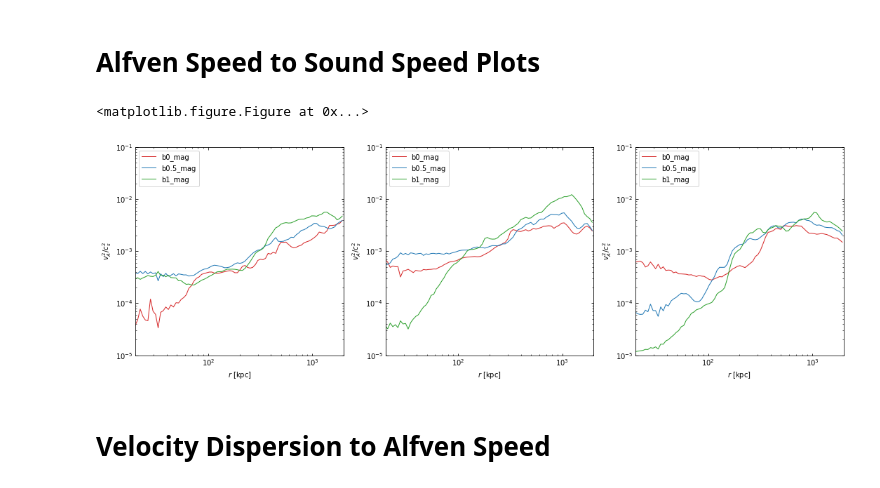
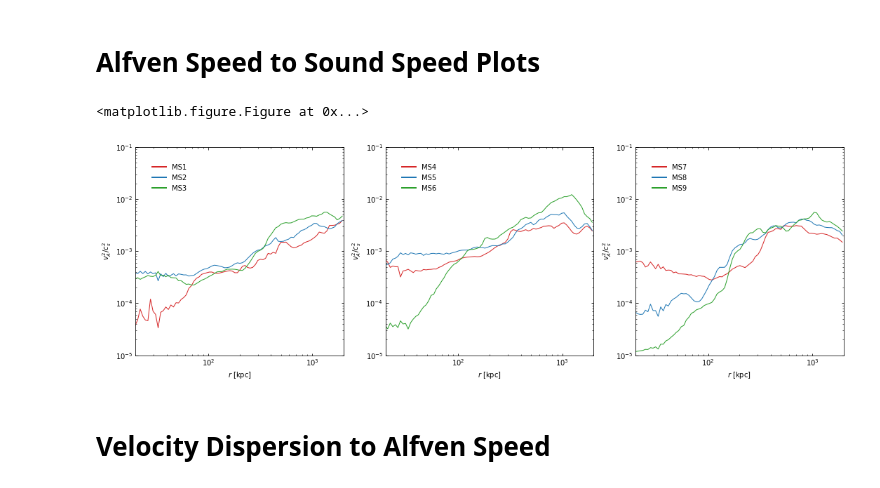
Before and after one commit to bbrzycki/cluster-mergers-and-b-fields, a Jupyter notebook: jupyter-notebooks/plotting_notebook_p.ipynb, the cells around one changed output. Drawn from its saved outputs; the diff is of its cells as text; code cells hidden in the pictures.

Commit message:
Update plots to create pdfs

```diff
--- a/jupyter-notebooks/plotting_notebook_p.ipynb
+++ b/jupyter-notebooks/plotting_notebook_p.ipynb
@@ -467,106 +447,78 @@ m.plt.show()
 # %% [markdown]
 # Alfven Speed to Sound Speed Plots
 # %%
-SIM_TYPE11 = "1to1_b0"
-SIM_TYPE12 = "1to1_b0.5"
-SIM_TYPE13 = "1to1_b1"
-SIM_TYPE21 = "1to3_b0"
-SIM_TYPE22 = "1to3_b0.5"
-SIM_TYPE23 = "1to3_b1"
-SIM_TYPE31 = "1to10_b0"
-SIM_TYPE32 = "1to10_b0.5"
-SIM_TYPE33 = "1to10_b1"
 
-SIM_TYPE11_mag = "1to1_b0"+"_mag.hdf5"
-SIM_TYPE12_mag = "1to1_b0.5"+"_mag.hdf5"
-SIM_TYPE13_mag = "1to1_b1"+"_mag.hdf5"
 
-SIM_TYPE21_mag = "1to3_b0"+"_mag.hdf5"
-SIM_TYPE22_mag = "1to3_b0.5"+"_mag.hdf5"
-SIM_TYPE23_mag = "1to3_b1"+"_mag.hdf5"
+radius = yt.YTArray.from_hdf5(SIM_TYPE11_mag, dataset_name="/%s/radius"%"profiles_0500_gpot_afterfix")[a:].in_units('kpc')
 
-SIM_TYPE31_mag = "1to10_b0"+"_mag.hdf5"
-SIM_TYPE32_mag = "1to10_b0.5"+"_mag.hdf5"
-SIM_TYPE33_mag = "1to10_b1"+"_mag.hdf5"
-
-SIM_TYPE11_no_mag = "1to1_b0"+"_no_mag.hdf5"
-SIM_TYPE12_no_mag = "1to1_b0.5"+"_no_mag.hdf5"
-SIM_TYPE13_no_mag = "1to1_b1"+"_no_mag.hdf5"
-
-SIM_TYPE21_no_mag = "1to3_b0"+"_no_mag.hdf5"
-SIM_TYPE22_no_mag = "1to3_b0.5"+"_no_mag.hdf5"
-SIM_TYPE23_no_mag = "1to3_b1"+"_no_mag.hdf5"
-
-SIM_TYPE31_no_mag = "1to10_b0"+"_no_mag.hdf5"
-SIM_TYPE32_no_mag = "1to10_b0.5"+"_no_mag.hdf5"
-SIM_TYPE33_no_mag = "1to10_b1"+"_no_mag.hdf5"
-
-radius = m.yt.YTArray.from_hdf5(SIM_TYPE11_mag, dataset_name="/%s/radius"%"profiles_0500_gpot_afterfix")[a:].in_units('kpc')
-
-m.plt.close('all')
-f = m.plt.figure()
-m.plt.figure(figsize=(15, 20))
+plt.close('all')
+f = plt.figure()
+plt.figure(figsize=(15, 20))
 #plt.subplots_adjust(hspace=0.001)
 
 xlim1=2e1
 xlim2=2e3
 ylim1=1e-5
 ylim2=1e-1
-num=(m.np.log10(xlim2)-m.np.log10(xlim1))/(m.np.log10(ylim2)-m.np.log10(ylim1))
+num=(np.log10(xlim2)-np.log10(xlim1))/(np.log10(ylim2)-np.log10(ylim1))
 
-ax1 = m.plt.subplot(131, aspect=num)
-ax2 = m.plt.subplot(132, aspect=num)
-ax3 = m.plt.subplot(133, aspect=num)
+ax1 = plt.subplot(131, aspect=num)
+ax2 = plt.subplot(132, aspect=num)
+ax3 = plt.subplot(133, aspect=num)
 #ax1.tick_params(direction='in',top='on',right='on')
 
 
 axes = [ax1, ax2, ax3]
 
 # magnetic
-line_11_mag, =ax1.plot(radius, v_A_sq(SIM_TYPE11_mag,"profiles_0500_gpot_afterfix")/c_s_sq(SIM_TYPE11_mag,"profiles_0500_gpot_afterfix"), 'C3', lw=1, label="b0_mag")
-line_12_mag, =ax1.plot(radius, v_A_sq(SIM_TYPE12_mag,"profiles_0500_gpot_afterfix")/c_s_sq(SIM_TYPE12_mag,"profiles_0500_gpot_afterfix"), 'C0', lw=1, label="b0.5_mag")
-line_13_mag, =ax1.plot(radius, v_A_sq(SIM_TYPE13_mag,"profiles_0500_gpot_afterfix")/c_s_sq(SIM_TYPE13_mag,"profiles_0500_gpot_afterfix"), 'C2', lw=1, label="b1_mag")
-line_21_mag, =ax2.plot(radius, v_A_sq(SIM_TYPE21_mag,"profiles_0500_gpot_afterfix")/c_s_sq(SIM_TYPE21_mag,"profiles_0500_gpot_afterfix"), 'C3', lw=1, label="b0_mag")
-line_22_mag, =ax2.plot(radius, v_A_sq(SIM_TYPE22_mag,"profiles_0500_gpot_afterfix")/c_s_sq(SIM_TYPE22_mag,"profiles_0500_gpot_afterfix"), 'C0', lw=1, label="b0.5_mag")
-line_23_mag, =ax2.plot(radius, v_A_sq(SIM_TYPE23_mag,"profiles_0450_gpot_afterfix")/c_s_sq(SIM_TYPE23_mag,"profiles_0450_gpot_afterfix"), 'C2', lw=1, label="b1_mag")
-line_31_mag, =ax3.plot(radius, v_A_sq(SIM_TYPE31_mag,"profiles_0500_gpot_afterfix")/c_s_sq(SIM_TYPE31_mag,"profiles_0500_gpot_afterfix"), 'C3', lw=1, label="b0_mag")
-line_32_mag, =ax3.plot(radius, v_A_sq(SIM_TYPE32_mag,"profiles_0500_gpot_afterfix")/c_s_sq(SIM_TYPE32_mag,"profiles_0500_gpot_afterfix"), 'C0', lw=1, label="b0.5_mag")
-line_33_mag, =ax3.plot(radius, v_A_sq(SIM_TYPE33_mag,"profiles_0500_gpot_afterfix")/c_s_sq(SIM_TYPE33_mag,"profiles_0500_gpot_afterfix"), 'C2', lw=1, label="b1_mag")
+line_11_mag, =ax1.plot(radius, v_A_sq(SIM_TYPE11_mag,"profiles_0500_gpot_afterfix")/c_s_sq(SIM_TYPE11_mag,"profiles_0500_gpot_afterfix"), 'C3', lw=1, label="MS1")
+line_12_mag, =ax1.plot(radius, v_A_sq(SIM_TYPE12_mag,"profiles_0500_gpot_afterfix")/c_s_sq(SIM_TYPE12_mag,"profiles_0500_gpot_afterfix"), 'C0', lw=1, label="MS2")
+line_13_mag, =ax1.plot(radius, v_A_sq(SIM_TYPE13_mag,"profiles_0500_gpot_afterfix")/c_s_sq(SIM_TYPE13_mag,"profiles_0500_gpot_afterfix"), 'C2', lw=1, label="MS3")
+line_21_mag, =ax2.plot(radius, v_A_sq(SIM_TYPE21_mag,"profiles_0500_gpot_afterfix")/c_s_sq(SIM_TYPE21_mag,"profiles_0500_gpot_afterfix"), 'C3', lw=1, label="MS4")
+line_22_mag, =ax2.plot(radius, v_A_sq(SIM_TYPE22_mag,"profiles_0500_gpot_afterfix")/c_s_sq(SIM_TYPE22_mag,"profiles_0500_gpot_afterfix"), 'C0', lw=1, label="MS5")
+line_23_mag, =ax2.plot(radius, v_A_sq(SIM_TYPE23_mag,"profiles_0450_gpot_afterfix")/c_s_sq(SIM_TYPE23_mag,"profiles_0450_gpot_afterfix"), 'C2', lw=1, label="MS6")
+line_31_mag, =ax3.plot(radius, v_A_sq(SIM_TYPE31_mag,"profiles_0500_gpot_afterfix")/c_s_sq(SIM_TYPE31_mag,"profiles_0500_gpot_afterfix"), 'C3', lw=1, label="MS7")
+line_32_mag, =ax3.plot(radius, v_A_sq(SIM_TYPE32_mag,"profiles_0500_gpot_afterfix")/c_s_sq(SIM_TYPE32_mag,"profiles_0500_gpot_afterfix"), 'C0', lw=1, label="MS8")
+line_33_mag, =ax3.plot(radius, v_A_sq(SIM_TYPE33_mag,"profiles_0500_gpot_afterfix")/c_s_sq(SIM_TYPE33_mag,"profiles_0500_gpot_afterfix"), 'C2', lw=1, label="MS9")
 
-# ax1.legend(handles=[line_11_mag,line_12_mag,line_13_mag], loc=1)
-# ax2.legend(handles=[line_21_mag,line_22_mag,line_23_mag], loc=1)
-# ax3.legend(handles=[line_31_mag,line_32_mag,line_33_mag], loc=1)
-ax1.legend(handles=[line_11_mag,line_12_mag,line_13_mag], loc=2)
-ax2.legend(handles=[line_21_mag,line_22_mag,line_23_mag], loc=2)
-ax3.legend(handles=[line_31_mag,line_32_mag,line_33_mag], loc=2)
+leg1 = ax1.legend(bbox_to_anchor=(0.05, 0.95), handles=[line_11_mag,line_12_mag,line_13_mag], loc=2)
+leg3 = ax2.legend(bbox_to_anchor=(0.05, 0.95), handles=[line_21_mag,line_22_mag,line_23_mag], loc=2)
+leg5 = ax3.legend(bbox_to_anchor=(0.05, 0.95), handles=[line_31_mag,line_32_mag,line_33_mag], loc=2)
+
+
+for leg in [leg1,leg3,leg5]:
+    leg.get_frame().set_linewidth(0.0)
+    for legobj in leg.legendHandles:
+        legobj.set_linewidth(2.0)
 
 #format axes
 for plot_ax in axes:
     plot_ax.tick_params(axis='both',
                     which='both',
                     direction='in',
                     bottom='on',
                     top='on',
                     left='on',
                     right='on')
 
     plot_ax.set_ylabel("$v_A^2/c_s^2$") #% get_units(v_A_sq(SIM_TYPE11_mag,"profiles_0500")/c_s_sq(SIM_TYPE11_mag,"profiles_0500")))
 
     plot_ax.set_xscale('log')
     plot_ax.set_yscale('log')
     plot_ax.set_xlim(xlim1,xlim2)
     plot_ax.set_ylim(ylim1,ylim2)
 
     plot_ax.set_xlabel("$r$ [kpc]")
 
     #plot_ax.set_xlim(0.0, 10000.0)
 #ax1.set_ylabel("testLABEL")
 #ax1.set_title('Time Series (%s)')
-m.plt.tight_layout()
-m.plt.show()
+plt.tight_layout()
+plt.savefig('vA_cs.pdf',bbox_inches='tight')
+plt.show()
 # %% [output]
 <matplotlib.figure.Figure at 0x...>
-[figure, old version]
+[figure, new version]
 # %% [markdown]
 # Velocity Dispersion to Alfven Speed
 # %%
```
Also changed, not shown: parts of 7 cells of this notebook, 3 other files.
